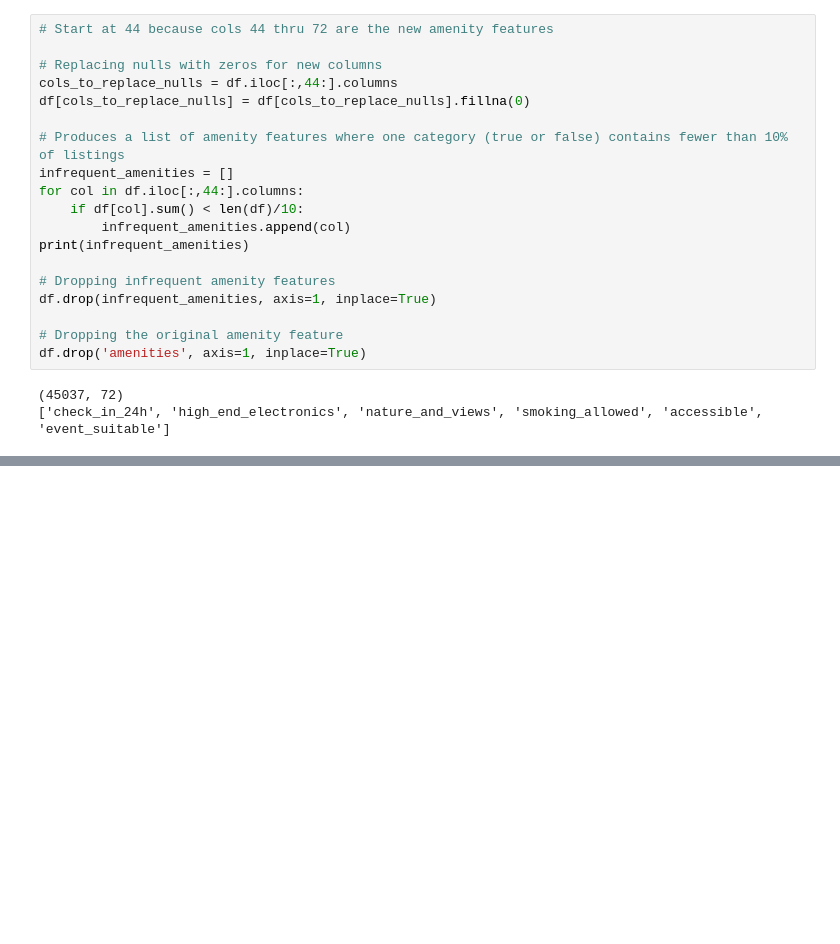
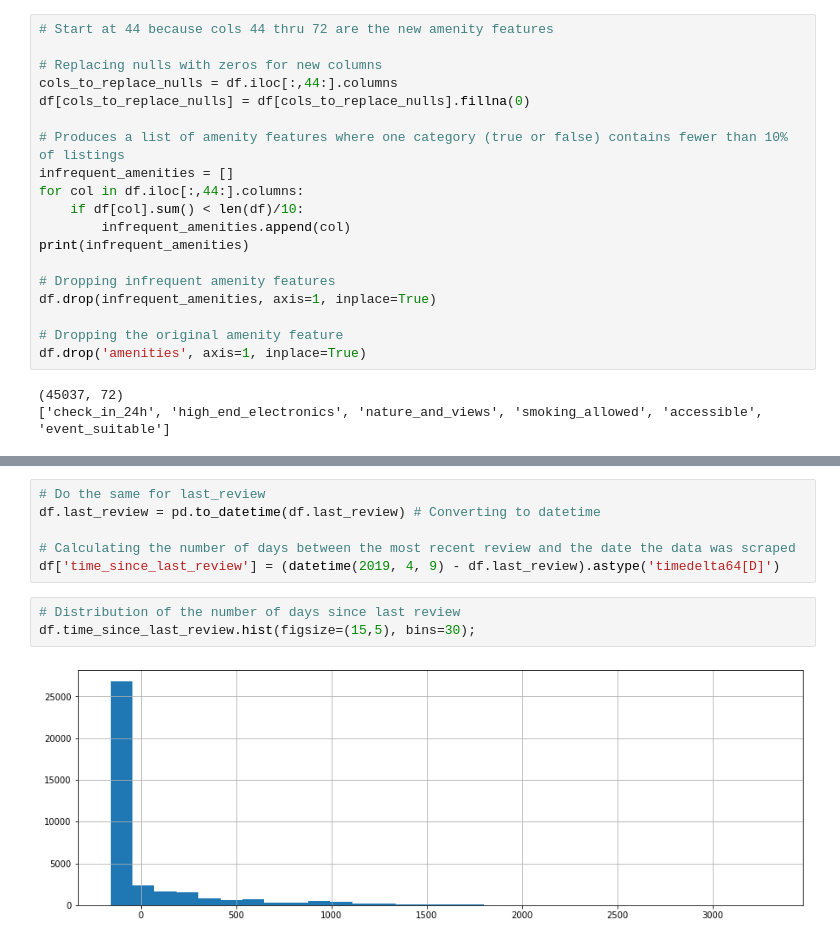
Before and after one commit to kianamills26/super-duper, a Jupyter notebook: FINAL_PROJ.ipynb, the cells around one changed output, grey strips where cells are left out. Drawn from its saved outputs; the diff is of its cells as text; blank space fills up the shorter version.

```diff
--- a/FINAL_PROJ.ipynb
+++ b/FINAL_PROJ.ipynb
@@ -321,0 +420,11 @@ df
+# %%
+# Do the same for last_review
+df.last_review = pd.to_datetime(df.last_review) # Converting to datetime
+
+# Calculating the number of days between the most recent review and the date the data was scraped
+df['time_since_last_review'] = (datetime(2019, 4, 9) - df.last_review).astype('timedelta64[D]')
+# %%
+# Distribution of the number of days since last review
+df.time_since_last_review.hist(figsize=(15,5), bins=30);
+# %% [output]
+[figure, added]
```
Also changed, not shown: parts of 20 cells of this notebook.
